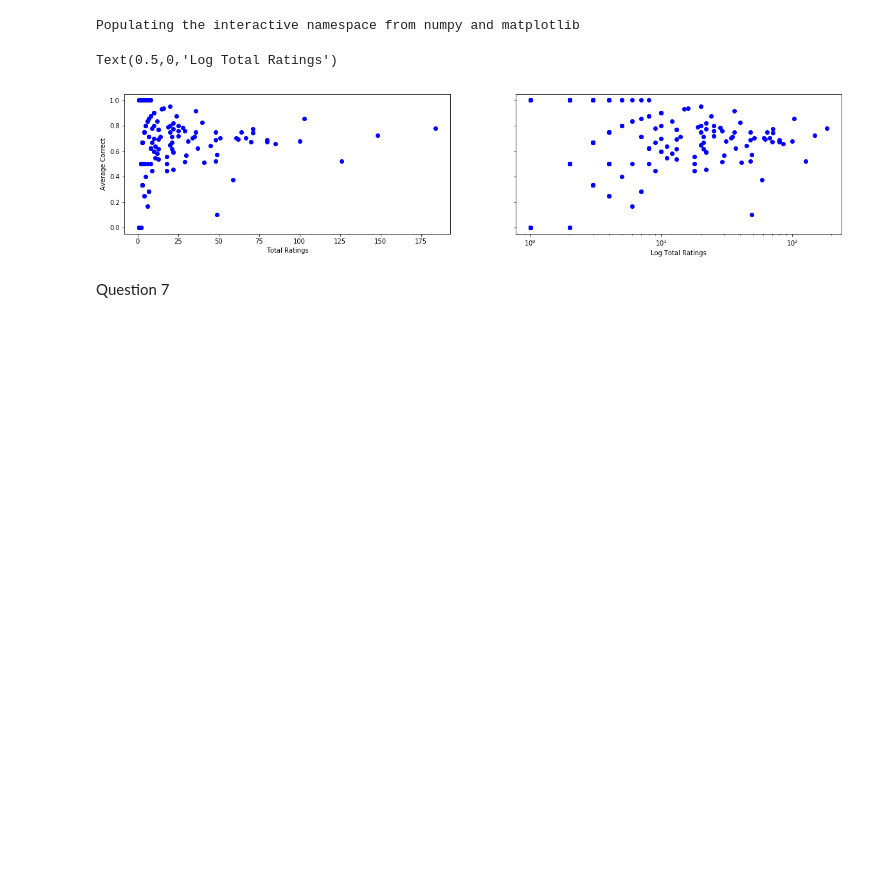
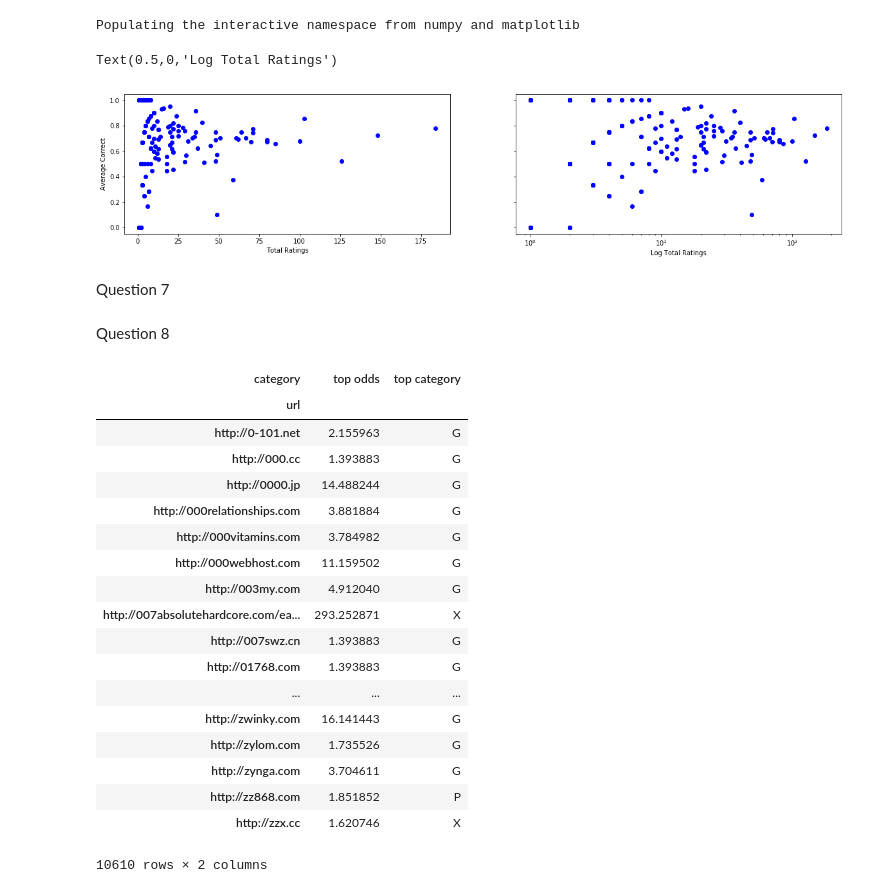
Before and after one commit to chenson2018/Data-Analytics-Programming-HW3, a Jupyter notebook: Henson HW3.ipynb, the cells around one changed output. Saved outputs shown, nothing was run; the diff lists cells and outputs as text; code cells hidden in the pictures; blank space fills up the shorter version.

```diff
--- a/Henson HW3.ipynb
+++ b/Henson HW3.ipynb
@@ -208,3 +123,40 @@ Text(0.5,0,'Log Total Ratings')
 [figure]
 # %% [markdown]
 Question 7
+# %%
+reliable = rater_goodness.sort_values(by = 'total', ascending = False).iloc[:int(len(rater_goodness)*.25)]
+# %%
+appendOdds = pd.merge(labels_unknown, reliable[['turk', 'odds']], on = 'turk')
+# %%
+byURL = appendOdds.groupby(['url', 'turk','category'])[['odds']].agg('min').unstack('turk')
+# %%
+byURL['Odds Product'] = byURL.product(axis=1)
+# %% [markdown]
+Question 8
+# %%
+result_75 = pd.DataFrame(byURL['Odds Product'].unstack('category'))
+result_75['top odds'] = result_75.max(axis = 1)
+result_75['top category'] = result_75.idxmax(axis = 1)
+result_75.drop(['G', 'P', 'R', 'X'], axis=1)
+result_75 = result_75[['top odds', 'top category']]
+result_75
+# %% [output]
+| category | top odds | top category |
+| url |  |  |
+| http://0-101.net | 2.155963 | G |
+| http://000.cc | 1.393883 | G |
+| http://0000.jp | 14.488244 | G |
+| http://000relationships.com | 3.881884 | G |
+| http://000vitamins.com | 3.784982 | G |
+| http://000webhost.com | 11.159502 | G |
+| http://003my.com | 4.912040 | G |
+| http://007absolutehardcore.com/ea... | 293.252871 | X |
+| http://007swz.cn | 1.393883 | G |
+| http://01768.com | 1.393883 | G |
+| ... | ... | ... |
+| http://zwinky.com | 16.141443 | G |
+| http://zylom.com | 1.735526 | G |
+| http://zynga.com | 3.704611 | G |
+| http://zz868.com | 1.851852 | P |
+| http://zzx.cc | 1.620746 | X |
+10610 rows × 2 columns
```
Also changed, not shown: parts of 12 cells of this notebook.
